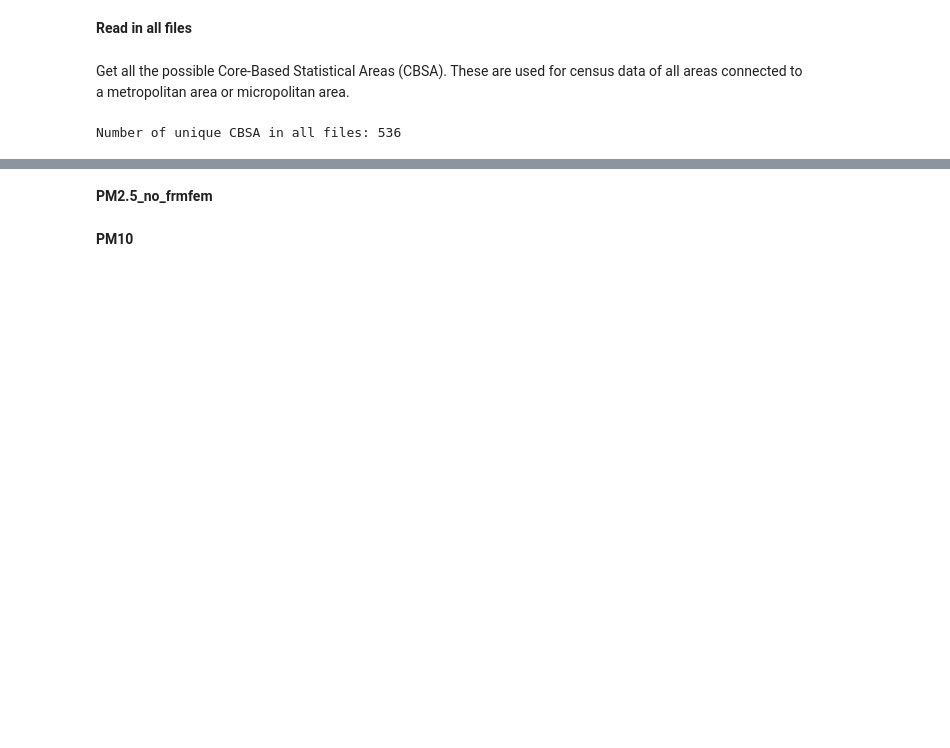
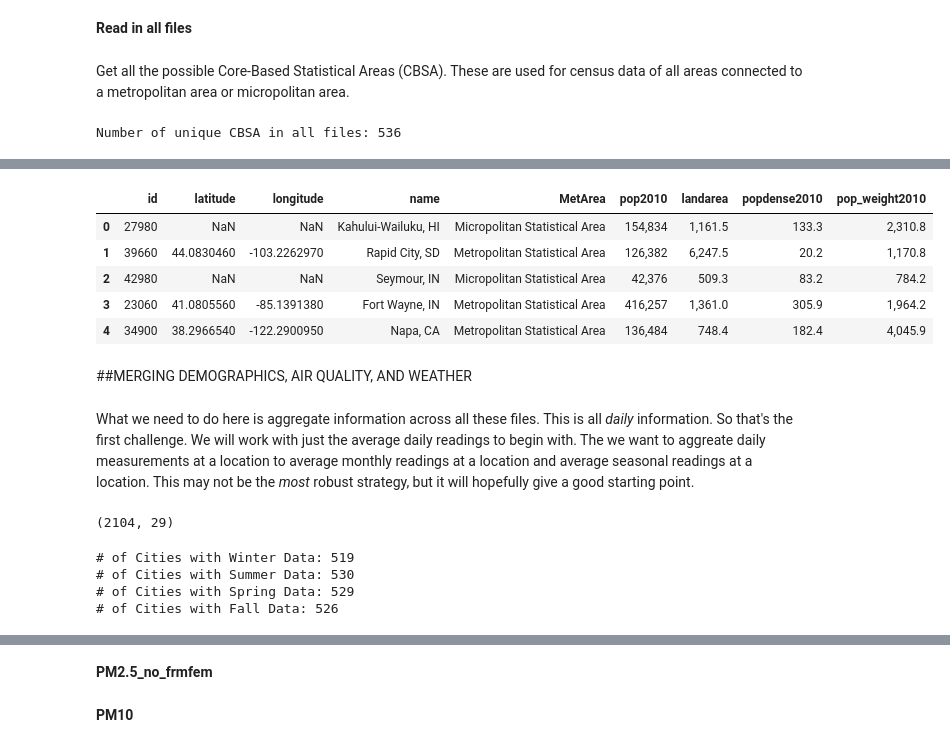
Before and after one commit to mchaffin17/AirPollutionFinalProject, a Jupyter notebook: PollutantData.ipynb, the cells around one changed output, grey strips where cells are left out. Saved outputs shown, nothing was run; the diff lists cells and outputs as text; code cells hidden in the pictures; blank space fills up the shorter version.

Commit message:
Working on data cleaning

```diff
--- a/PollutantData.ipynb
+++ b/PollutantData.ipynb
@@ -137,0 +221,22 @@ test.count()
+# %%
+badmatch = {'Wenatchee, WA':'Wenatchee-East Wenatchee, WA','San Antonio, TX':'San Antonio-New Braunfels, TX',
+           'Portland-Vancouver-Beaverton, OR-WA':'Portland-Vancouver-Hillsboro, OR-WA','Bradenton-Sarasota-Venice, FL':'North Port-Bradenton-Sarasota, FL',
+           'Madera, CA':'Madera-Chowchilla, CA','Atlantic City, NJ':'Atlantic City-Hammonton, NJ','Weirton-Steubenville, WV-OH':'Steubenville-Weirton, OH-WV',
+           'Chicago-Naperville-Joliet, IL-IN-WI':'Chicago-Joliet-Naperville, IL-IN-WI','Bakersfield, CA':'Bakersfield-Delano, CA',
+           'Durham, NC':'Durham-Chapel Hill, NC','Mayaguez, PR':'Mayag\xfcez, PR','Kennewick-Richland-Pasco, WA':'Kennewick-Pasco-Richland, WA',
+           'Canon City, CO':'Ca\xf1on City, CO','Lakeland, FL':'Lakeland-Winter Haven, FL','Orlando-Kissimmee, FL':'Orlando-Kissimmee-Sanford, FL',
+           'Phoenix-Mesa-Scottsdale, AZ':'Phoenix-Mesa-Glendale, AZ','Nashville-Davidson-Murfreesboro-Franklin, TN':'Nashville-Davidson--Murfreesboro--Franklin, TN',
+           'Charlotte-Gastonia-Concord, NC-SC':'Charlotte-Gastonia-Rock Hill, NC-SC','Washington Court House, OH, AR':'Washington Court House, OH',
+           'Panama City-Lynn Haven, FL':'Panama City-Lynn Haven-Panama City Beach, FL','Fort Walton Beach-Crestview-Destin, FL':'Crestview-Fort Walton Beach-Destin, FL',
+           'Austin-Round Rock, TX':'Austin-Round Rock-San Marcos, TX','Charleston-North Charleston, SC':'Charleston-North Charleston-Summerville, SC',
+           'Denver-Aurora, CO':'Denver-Aurora-Broomfield, CO'}
+# %%
+#Update the mapper with these added entries
+idmapper2 = idmapper.copy()
+idmapper2.update(badmatch)
+# %%
+#Rerun the mapping afresh
+myFrame = pd.DataFrame({'name':list(uniqueCBSA)[1:]})
+#Add numerical label
+myFrame['id']=myFrame['name'].map(idmapper2.get)
+myFrame.head()
@@ -137,0 +269,17 @@ test.count()
+# %%
+#Add population density
+DemoFrame = intermediate.merge(densityFile,on='id',how='left')
+DemoFrame.drop(DemoFrame.columns[[0,2]],axis=1,inplace=True)
+DemoFrame.columns=['id','latitude','longitude','name','MetArea','pop2010','landarea','popdense2010','pop_weight2010']
+DemoFrame.head()
+# %% [output]
+|  | id | latitude | longitude | name | MetArea | pop2010 | landarea | popdense2010 | pop_weight2010 |
+| 0 | 27980 | NaN | NaN | Kahului-Wailuku, HI | Micropolitan Statistical Area | 154,834 | 1,161.5 | 133.3 | 2,310.8 |
+| 1 | 39660 | 44.0830460 | -103.2262970 | Rapid City, SD | Metropolitan Statistical Area | 126,382 | 6,247.5 | 20.2 | 1,170.8 |
+| 2 | 42980 | NaN | NaN | Seymour, IN | Micropolitan Statistical Area | 42,376 | 509.3 | 83.2 | 784.2 |
+| 3 | 23060 | 41.0805560 | -85.1391380 | Fort Wayne, IN | Metropolitan Statistical Area | 416,257 | 1,361.0 | 305.9 | 1,964.2 |
+| 4 | 34900 | 38.2966540 | -122.2900950 | Napa, CA | Metropolitan Statistical Area | 136,484 | 748.4 | 182.4 | 4,045.9 |
+# %% [markdown]
+##MERGING DEMOGRAPHICS, AIR QUALITY, AND WEATHER
+# %% [markdown]
+What we need to do here is aggregate information across all these files. This is all *daily* information. So that's the first challenge. We will work with just the average daily readings to begin with. The we want to aggreate daily measurements at a location to average monthly readings at a location and average seasonal readings at a location. This may not be the *most* robust strategy, but it will hopefully give a good starting point.
@@ -137,0 +314,14 @@ test.count()
+# %%
+SeasonDat.shape
+# %% [output]
+(2104, 29)
+# %%
+print "# of Cities with Winter Data: "+str(SeasonDat[SeasonDat['season']=='Winter'].shape[0])
+print "# of Cities with Summer Data: "+str(SeasonDat[SeasonDat['season']=='Summer'].shape[0])
+print "# of Cities with Spring Data: "+str(SeasonDat[SeasonDat['season']=='Spring'].shape[0])
+print "# of Cities with Fall Data: "+str(SeasonDat[SeasonDat['season']=='Fall'].shape[0])
+# %% [output]
+# of Cities with Winter Data: 519
+# of Cities with Summer Data: 530
+# of Cities with Spring Data: 529
+# of Cities with Fall Data: 526
```
Also changed, not shown: parts of 44 cells of this notebook.
